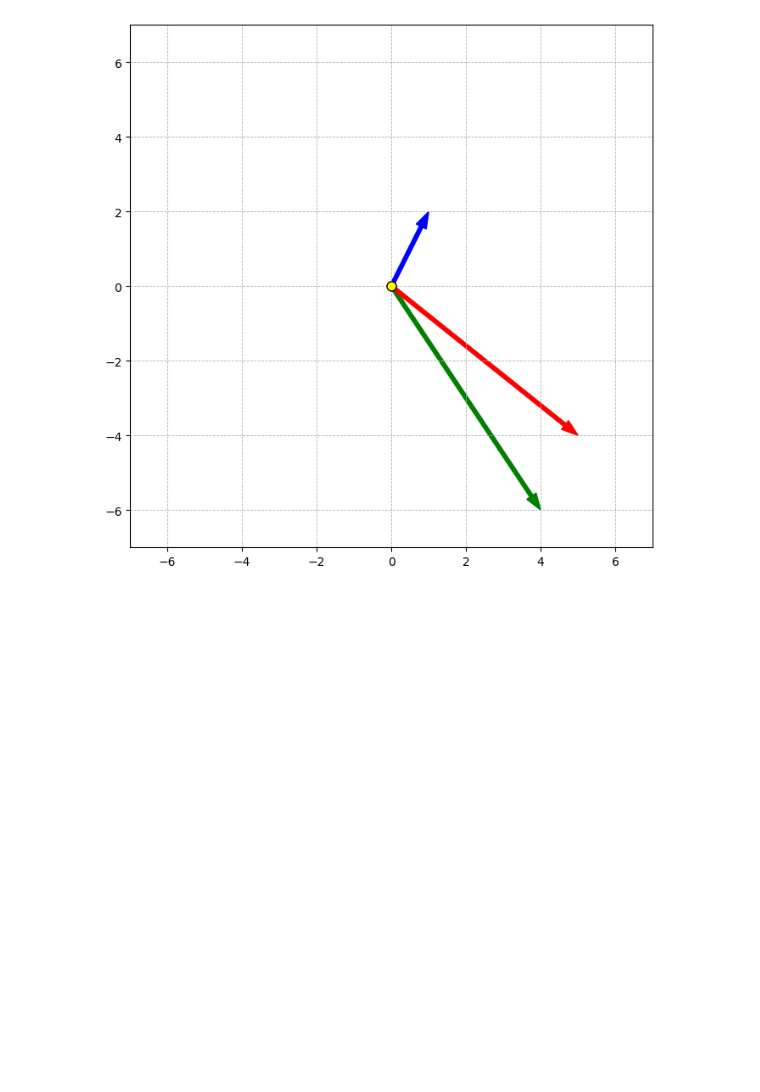
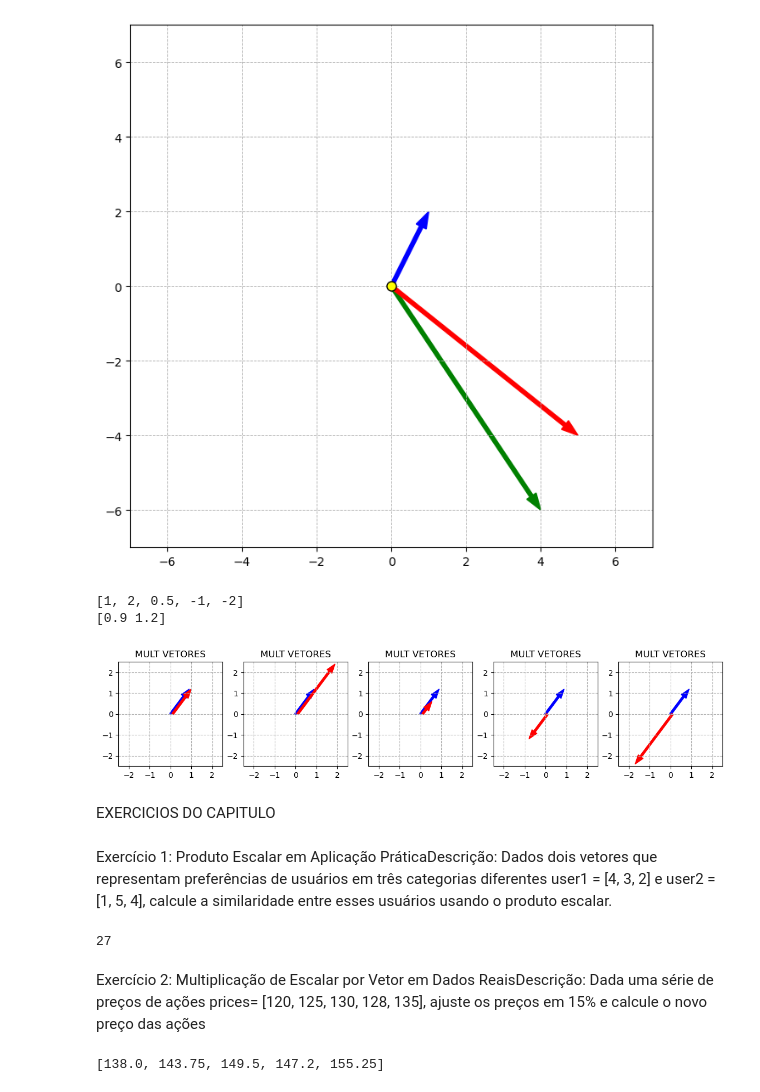
Before and after one commit to fee444/Estudos-matematica_estatica-, a Jupyter notebook: LAB4/lab4.ipynb, the cells around one changed output. Saved outputs shown, nothing was run; the diff lists cells and outputs as text; code cells hidden in the pictures; blank space fills up the shorter version.

```diff
--- a/LAB4/lab4.ipynb
+++ b/LAB4/lab4.ipynb
@@ -77,3 +75,76 @@ plt.axis([-7,7,-7,7])
 # %% [output]
 (np.float64(-7.0), np.float64(7.0), np.float64(-7.0), np.float64(7.0))
 [figure]
+# %%
+#CRIANDO SUBPLOTES
+
+vetores_escalares = [1,2,1/2,-1,-2]
+print(vetores_escalares)
+
+vetor_inicial = np.array([.9, 1.2])
+print(vetor_inicial)
+
+#CRIANDO A FIGURA
+fig, axs = plt.subplots(1, len(vetores_escalares), figsize = (14,5))
+
+i = 0
+
+for valor in vetores_escalares:
+
+    vetor_resultante = valor * vetor_inicial
+
+    #plot do vetor inicial
+
+    axs[i].arrow(0,0, vetor_inicial[0], vetor_inicial[1], head_width = .3, width = .1, color = 'blue', length_includes_head = True)
+
+    axs[i].arrow(.1,0, vetor_resultante[0], vetor_resultante[1], head_width = .3, width = .1, color = 'red', length_includes_head = True)
+
+    #GRID
+    axs[i].grid(linestyle = '--')
+
+    #FORMATO
+    axs[i].axis('square')
+
+    # EIXO
+    axs[i].axis([-2.5,2.5,-2.5,2.5])
+
+    #LIMITES
+    axs[i].set(xticks = np.arange(-2,3), yticks = np.arange(-2,3))
+
+    #TITULO
+    axs[i].set_title('MULT VETORES')
+
+    #CONTADOR
+    i += 1
+
+plt.show()
+# %% [output]
+[1, 2, 0.5, -1, -2]
+[0.9 1.2]
+[figure, added]
+# %% [markdown]
+EXERCICIOS DO CAPITULO
+# %% [markdown]
+Exercício 1: Produto Escalar em Aplicação PráticaDescrição:  Dados  dois  vetores  que  representam  preferências  de  usuários  em  três categorias diferentes user1 = [4, 3, 2] e user2 = [1, 5, 4], calcule a similaridade entre esses usuários usando o produto escalar.
+# %%
+user1 = np.array([4, 3, 2])
+user2 = np.array([1, 5, 4])
+
+probabilide = np.dot(user1, user2)
+
+print(probabilide)
+# %% [output]
+27
+# %% [markdown]
+Exercício 2: Multiplicação de Escalar por Vetor em Dados ReaisDescrição: Dada uma série de preços de ações prices= [120, 125, 130, 128, 135], ajuste os preços em 15% e calcule o novo preço das ações
+# %%
+valor_inicial = np.array([120, 125, 130, 128, 135])
+
+valor_com_taxa = []
+
+for valor in valor_inicial:
+    valor_com_taxa.append(float(valor * 1.15))
+
+print(valor_com_taxa)
+# %% [output]
+[138.0, 143.75, 149.5, 147.2, 155.25]
```
Also changed, not shown: parts of 10 cells of this notebook.
